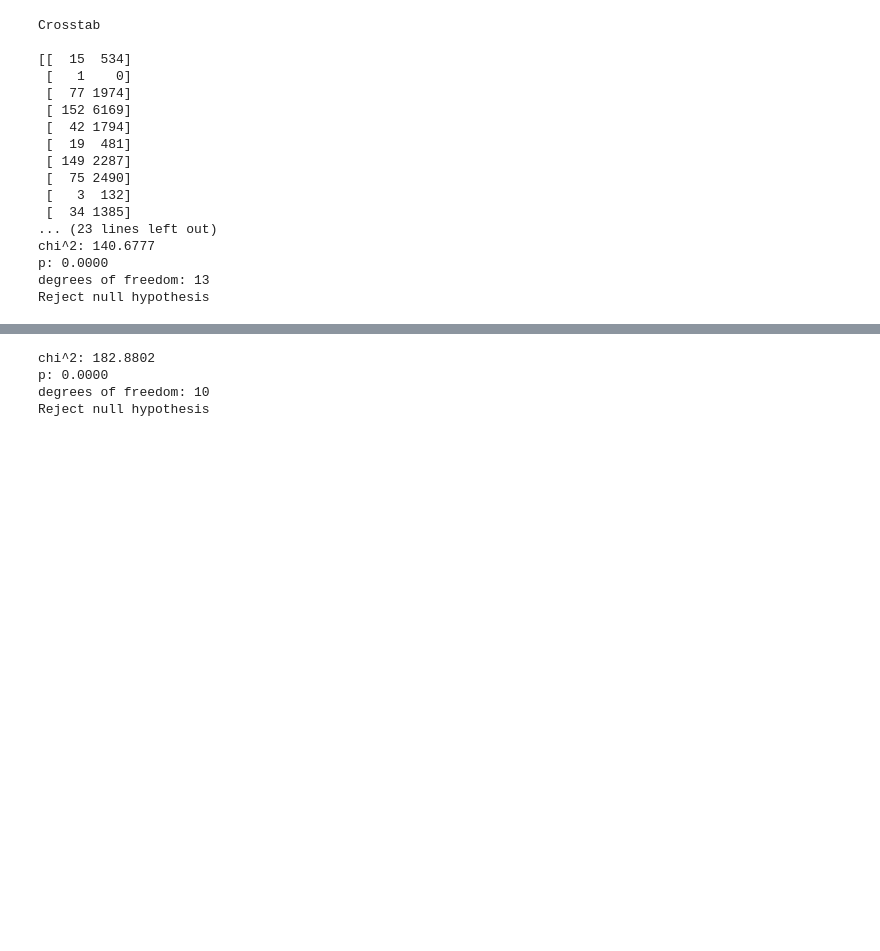
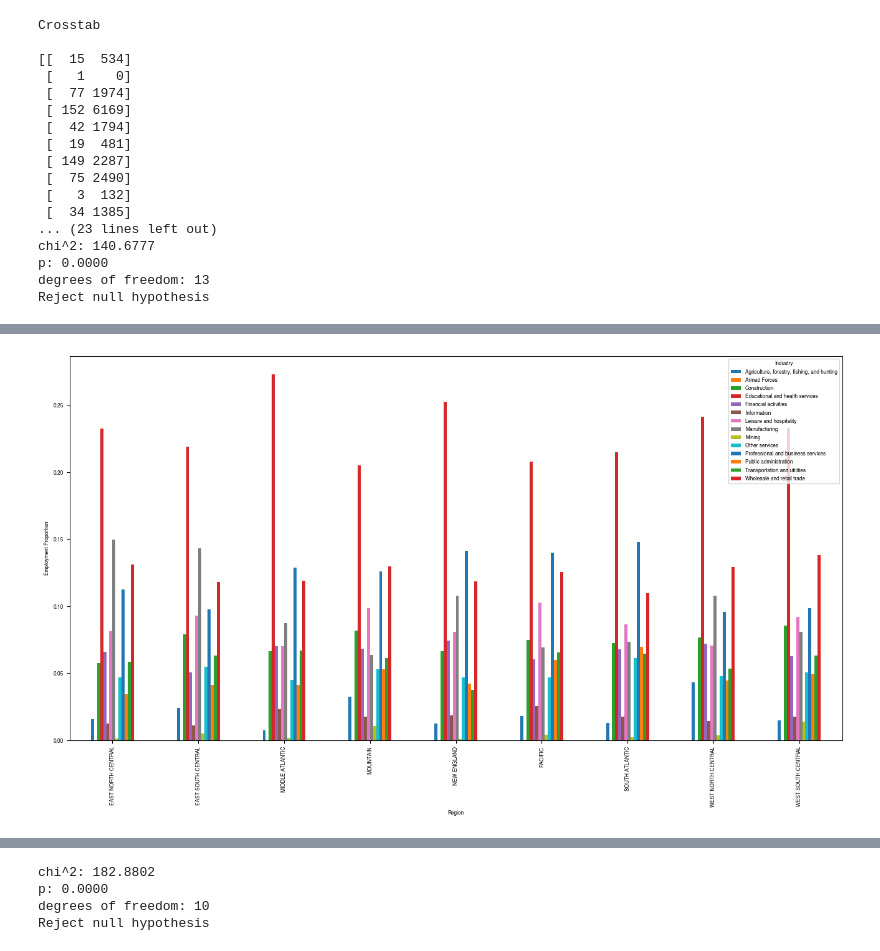
Before and after one commit to joshua-shorterivey/oct_2022_unemployment_project, a Jupyter notebook: explore.ipynb, the cells around one changed output, grey strips where cells are left out. Drawn from its saved outputs; the diff is of its cells as text; code cells hidden in the pictures; blank space fills up the shorter version.

```diff
--- a/explore.ipynb
+++ b/explore.ipynb
@@ -352,0 +367,12 @@ Reject null hypothesis
+# %%
+# draw a grouped bar chart that shows industry proportion per region
+df_bar = train.groupby(['country_region'])['industry'].value_counts(normalize=True).unstack()
+# Draw bar plot
+fig, ax = plt.subplots(figsize=(16,8))
+df_bar.plot(kind='bar', ax=ax)
+plt.legend(title='Industry')
+plt.ylabel('Employment Proportion')
+plt.xlabel('Region')
+plt.show()
+# %% [output]
+[figure, added]
```
Also changed, not shown: parts of 27 cells of this notebook, 1 other file.
